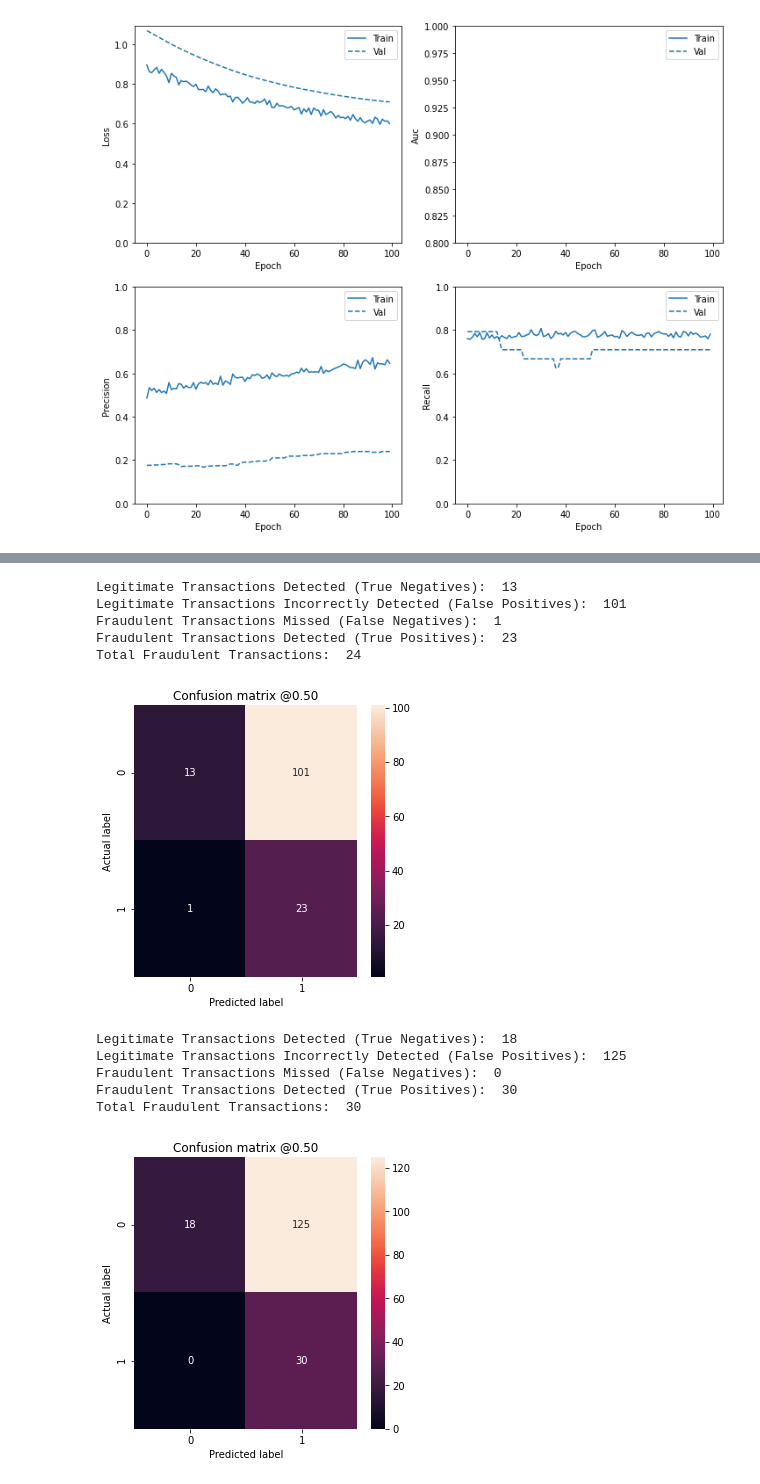
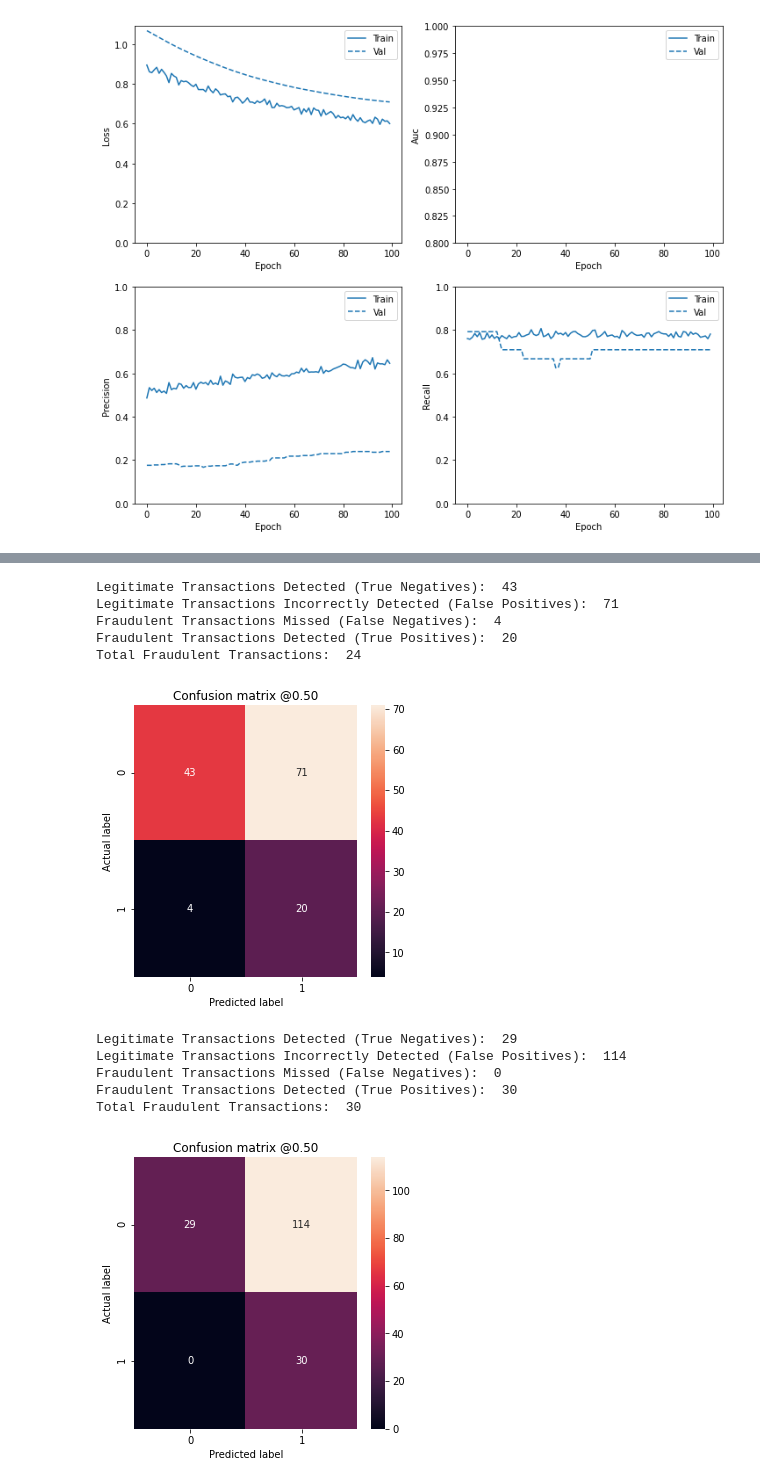
Before and after one commit to AlexAlexeyuk/Alexander.Alexeyuk, a Jupyter notebook: ML_implementation_stacked.ipynb, the cells around one changed output, grey strips where cells are left out. Drawn from its saved outputs; the diff is of its cells as text; code cells hidden in the pictures.

```diff
--- a/ML_implementation_stacked.ipynb
+++ b/ML_implementation_stacked.ipynb
@@ -1031,7 +1031,7 @@ resampled_history = resampled_model.fit(
     epochs=10*EPOCHS,
     callbacks=[early_stopping],
     validation_data=(val_ds),
-    class_weight={0:.49, 1:6} ##{0:.5, 1:6}{0:.4, 1:6}
+    class_weight={0:.5, 1:6.0011} ##{0:.5, 1:6}{0:.4, 1:6}
     )
 
 train_predictions_resampled = resampled_model.predict(train_features, batch_size=BATCH_SIZE)
@@ -1047,21 +1066,24 @@ plot_cm(test_labels, test_predictions_resampled)
 # %%
 plot_cm(Y_val, valid_predictions_resampled)
 # %% [output]
-Legitimate Transactions Detected (True Negatives):  13
-Legitimate Transactions Incorrectly Detected (False Positives):  101
-Fraudulent Transactions Missed (False Negatives):  1
-Fraudulent Transactions Detected (True Positives):  23
+Legitimate Transactions Detected (True Negatives):  43
+Legitimate Transactions Incorrectly Detected (False Positives):  71
+Fraudulent Transactions Missed (False Negatives):  4
+Fraudulent Transactions Detected (True Positives):  20
 Total Fraudulent Transactions:  24
-[figure, old version]
+[figure, new version]
 # %%
-test_predictions_resampled = resampled_model.predict(np.array(X_test), batch_size=BATCH_SIZE)
+test_predictions_resampled = resampled_model.predict(np.array(X_test),
+                                                     batch_size=BATCH_SIZE)
+valid_predictions_resampled = resampled_model.predict(np.array(X_val),
+                                                      batch_size=BATCH_SIZE)
 # %%
 test_predictions_resampled = list(map(lambda x:
-                                      np.round(x +.5) if x >=.5
+                                      np.round(x +.5) if x >=.45
                                       else x, test_predictions_resampled))
 valid_predictions_resampled = list(map(lambda x:
                                       np.round(x +.5)
-                                      if x >=.5 else x,
+                                      if x >=.45 else x,
                                       valid_predictions_resampled))
 # %%
 test_matrix['Neural_net'] = test_predictions_resampled
@@ -1069,37 +1091,37 @@ valid_matrix['Neural_net'] = valid_predictions_resampled
 # %%
 test_matrix['STACK'] = (test_matrix['Logistic'] +
                         test_matrix['SVM'] +
                         test_matrix['CatBoost'] +
                         test_matrix['LGBM'] +
                         test_matrix['h2o_XGB'] +
                         test_matrix['h2o_GBM'] +
                         test_matrix['h2o_RF'] +
                         test_matrix['Neural_net'])
 valid_matrix['STACK'] = (valid_matrix['Logistic'] +
                         valid_matrix['SVM'] +
                         valid_matrix['CatBoost'] +
                         valid_matrix['LGBM'] +
                         valid_matrix['h2o_XGB'] +
                         valid_matrix['h2o_GBM'] +
                         valid_matrix['h2o_RF'] +
                         valid_matrix['Neural_net'])
 
 test_matrix['STACK'] = test_matrix['STACK'].map(lambda
                                                 x: x + 1 - x
-                                                if x >= 2
+                                                if x >= 1
                                                 else 0)
 valid_matrix['STACK'] = valid_matrix['STACK'].map(lambda
                                                 x: x + 1 - x
-                                                if x >= 2
+                                                if x >= 1
                                                 else 0)
 plot_cm(Y_test, test_matrix['STACK'])
 # %% [output]
-Legitimate Transactions Detected (True Negatives):  18
-Legitimate Transactions Incorrectly Detected (False Positives):  125
+Legitimate Transactions Detected (True Negatives):  29
+Legitimate Transactions Incorrectly Detected (False Positives):  114
 Fraudulent Transactions Missed (False Negatives):  0
 Fraudulent Transactions Detected (True Positives):  30
 Total Fraudulent Transactions:  30
-[figure, old version]
+[figure, new version]
 # %%
 plot_cm(Y_val, valid_matrix['STACK'])
 # %% [output]
```
Also changed, not shown: parts of 2 cells of this notebook.
